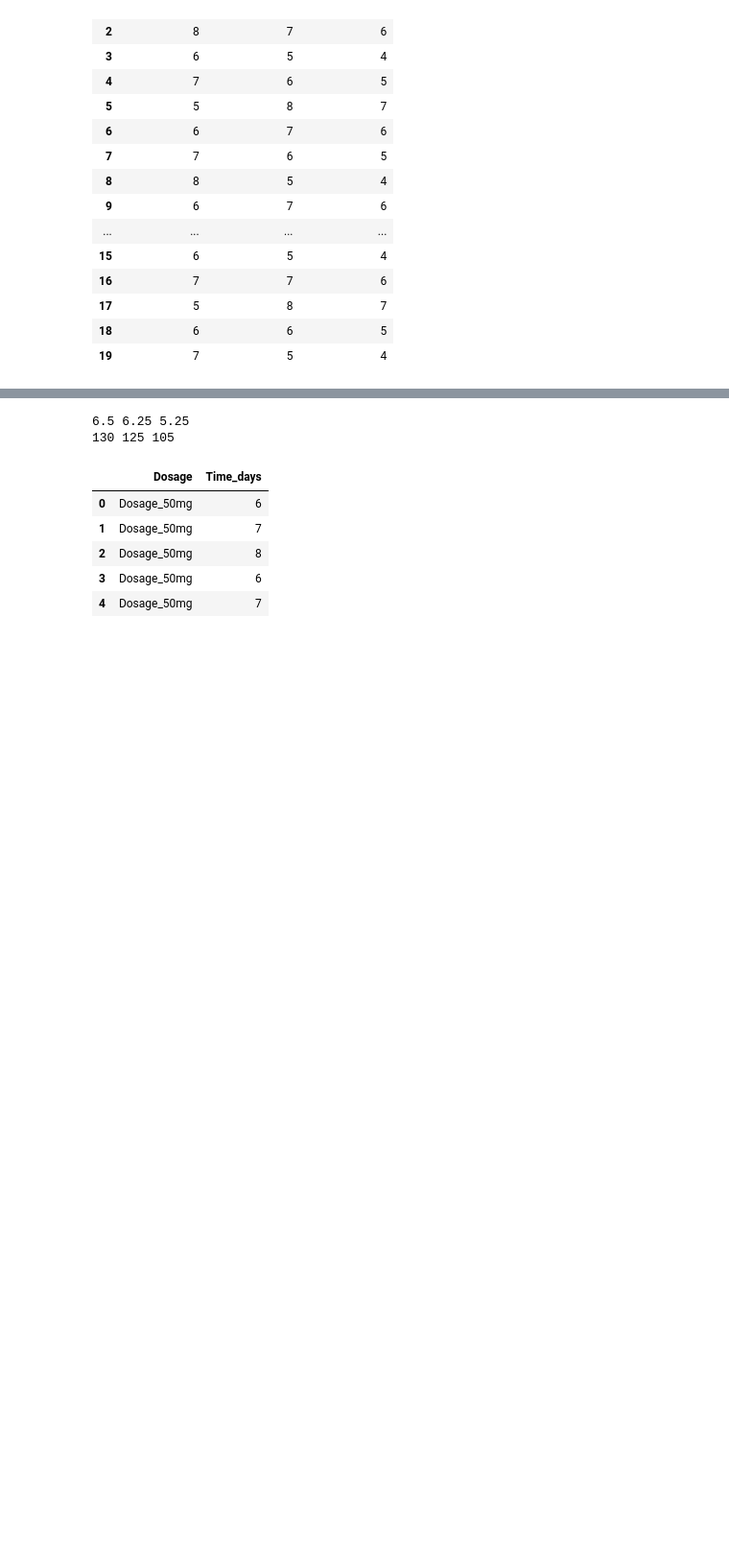
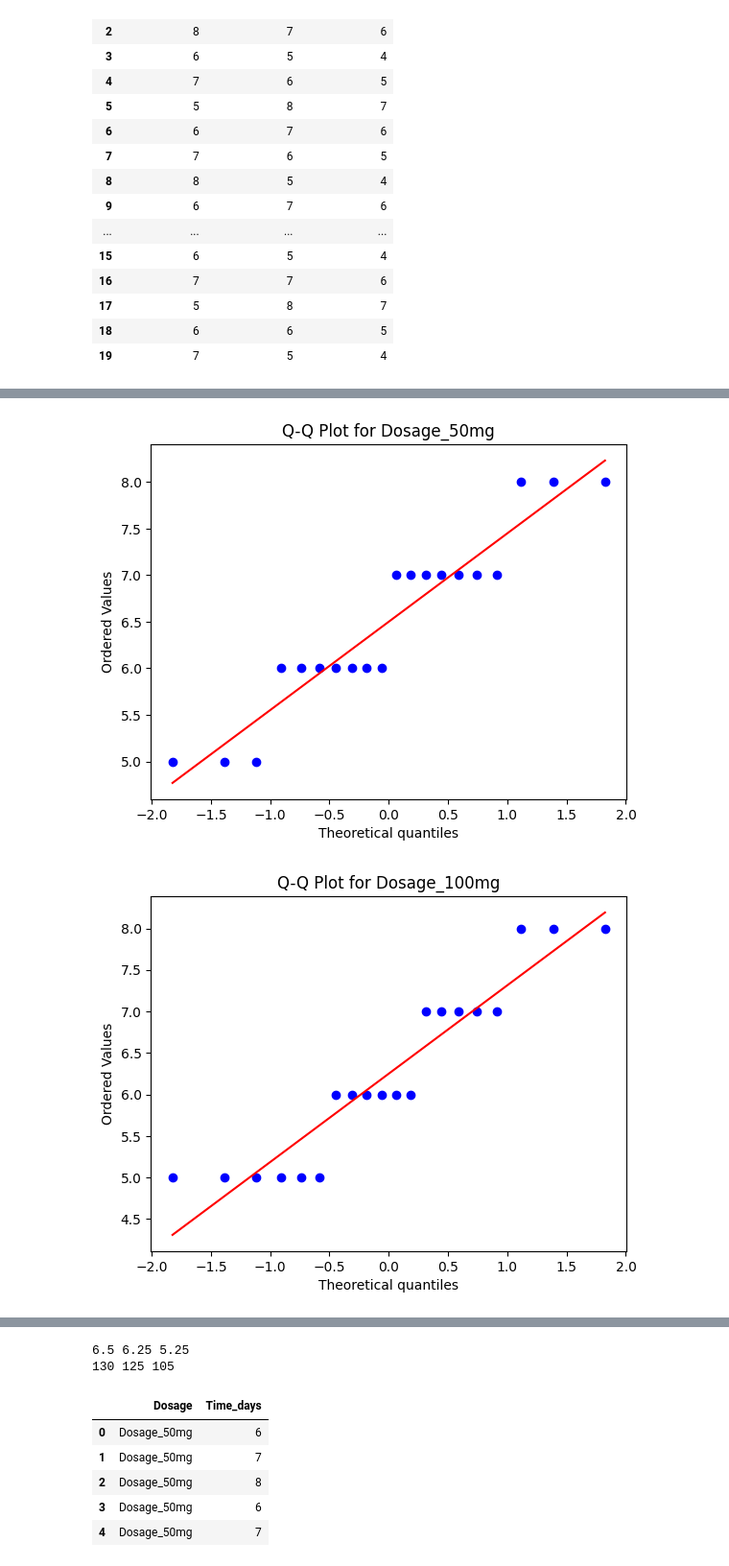
Before and after one commit to amr-salah92/Healthcare-Drug-Efficacy, a Jupyter notebook: Healthcare Drug Efficacy.ipynb, the cells around one changed output, grey strips where cells are left out. Shown at 96% size. Saved outputs shown, nothing was run; the diff lists cells and outputs as text; code cells hidden in the pictures; blank space fills up the shorter version.

```diff
--- a/Healthcare Drug Efficacy.ipynb
+++ b/Healthcare Drug Efficacy.ipynb
@@ -155,3 +157,16 @@ data_nova
 | 17 | 5 | 8 | 7 |
 | 18 | 6 | 6 | 5 |
 | 19 | 7 | 5 | 4 |
+# %%
+# Perform Shapiro-Wilk test for each column in data_nova
+shapiro_results = {}
+for column in data_nova.columns:
+    shapiro_results[column] = stats.shapiro(data_nova[column])
+
+# Print the results
+for column, result in shapiro_results.items():
+    print(f"Shapiro-Wilk Test for {column}: Statistic={result.statistic}, p-value={result.pvalue}")
+    if result.pvalue > 0.05:
+        print(f"{column} is normally distributed (p-value > 0.05).")
+    else:
+        print(f"{column} is not normally distributed (p-value <= 0.05).")
@@ -157,0 +180,9 @@ data_nova
+# %%
+# Q-Q plot for each dosage
+for column in data_nova.columns:
+    stats.probplot(data_nova[column], dist="norm", plot=plt)
+    plt.title(f"Q-Q Plot for {column}")
+    plt.show()
+# %% [output]
+[figure, added]
+[figure, added]
```
Also changed, not shown: parts of 11 cells of this notebook.
